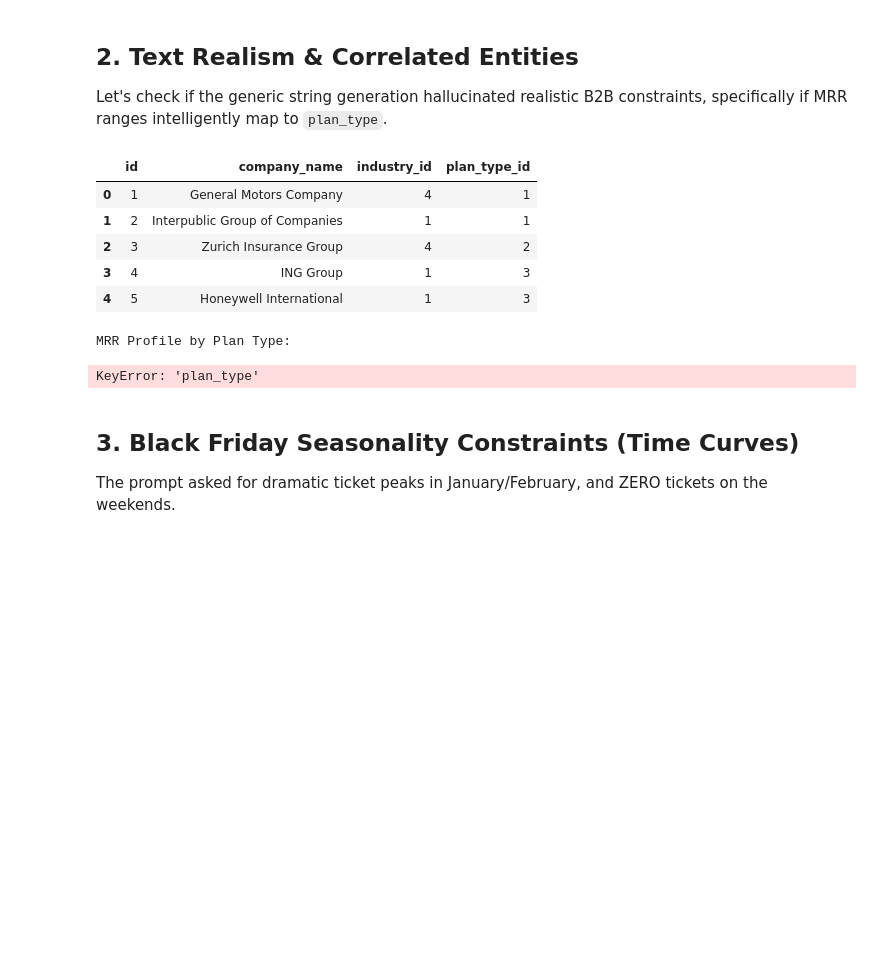
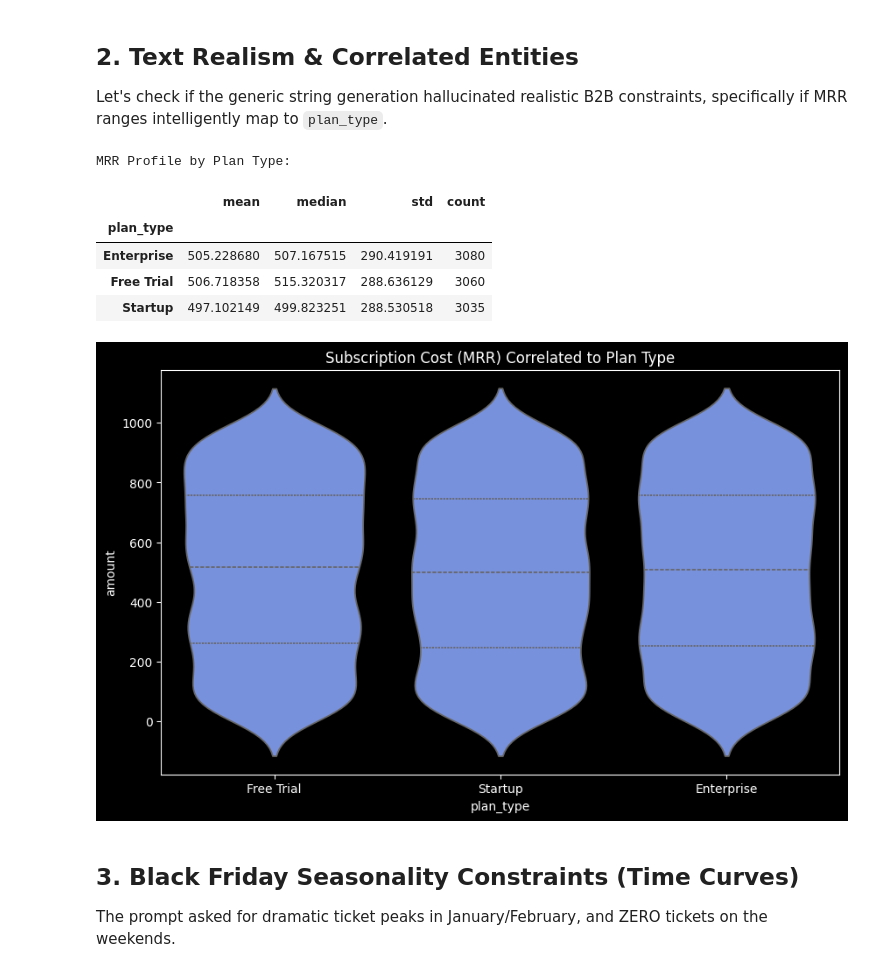
Before and after one commit to rasinmuhammed/misata, a Jupyter notebook: Misata_EDA_Report.ipynb, the cells around one changed output. Cells and saved outputs as stored; diff of their text form; code cells hidden in the pictures; blank space fills up the shorter version.

Commit message:
fix: resolve scalable cross-table conditional generation and temporal accessor bugs

```diff
--- a/Misata_EDA_Report.ipynb
+++ b/Misata_EDA_Report.ipynb
@@ -51,25 +51,33 @@ Support Tickets: 10000 Rows
 ## 2. Text Realism & Correlated Entities
 Let's check if the generic string generation hallucinated realistic B2B constraints, specifically if MRR ranges intelligently map to `plan_type`.
 # %%
-display(tenants.head(5))
+# Load the normalized reference table
+plan_types = pd.read_csv('./deep_outputs/plan_types.csv')
 
+# 1. Join Subscriptions to Tenants
 merged = subscriptions.merge(tenants, left_on='tenant_id', right_on='id', suffixes=('', '_tenant'))
+
+# 2. Join Tenants to Plan Types (Using the Foreign Key!)
+merged = merged.merge(plan_types, left_on='plan_type_id', right_on='id', suffixes=('', '_plan'))
+
+# The text name of the plan is stored in the 'name' column of plan_types
+merged = merged.rename(columns={'name': 'plan_type'})
+
 print("MRR Profile by Plan Type:")
 display(merged.groupby('plan_type')['amount'].agg(['mean', 'median', 'std', 'count']))
 
 plt.figure(figsize=(10,6))
 sns.violinplot(data=merged, x='plan_type', y='amount', inner="quartile")
 plt.title('Subscription Cost (MRR) Correlated to Plan Type')
 plt.show()
 # %% [output]
+MRR Profile by Plan Type:
-|  | id | company_name | industry_id | plan_type_id |
-| 0 | 1 | General Motors Company | 4 | 1 |
-| 1 | 2 | Interpublic Group of Companies | 1 | 1 |
-| 2 | 3 | Zurich Insurance Group | 4 | 2 |
-| 3 | 4 | ING Group | 1 | 3 |
-| 4 | 5 | Honeywell International | 1 | 3 |
+|  | mean | median | std | count |
+| plan_type |  |  |  |  |
+| Enterprise | 505.228680 | 507.167515 | 290.419191 | 3080 |
+| Free Trial | 506.718358 | 515.320317 | 288.636129 | 3060 |
+| Startup | 497.102149 | 499.823251 | 288.530518 | 3035 |
-MRR Profile by Plan Type:
-KeyError: 'plan_type'
+[figure, added]
 # %% [markdown]
 ## 3. Black Friday Seasonality Constraints (Time Curves)
 The prompt asked for dramatic ticket peaks in January/February, and ZERO tickets on the weekends.
```
Also changed, not shown: parts of 2 cells of this notebook, 3 other files.
